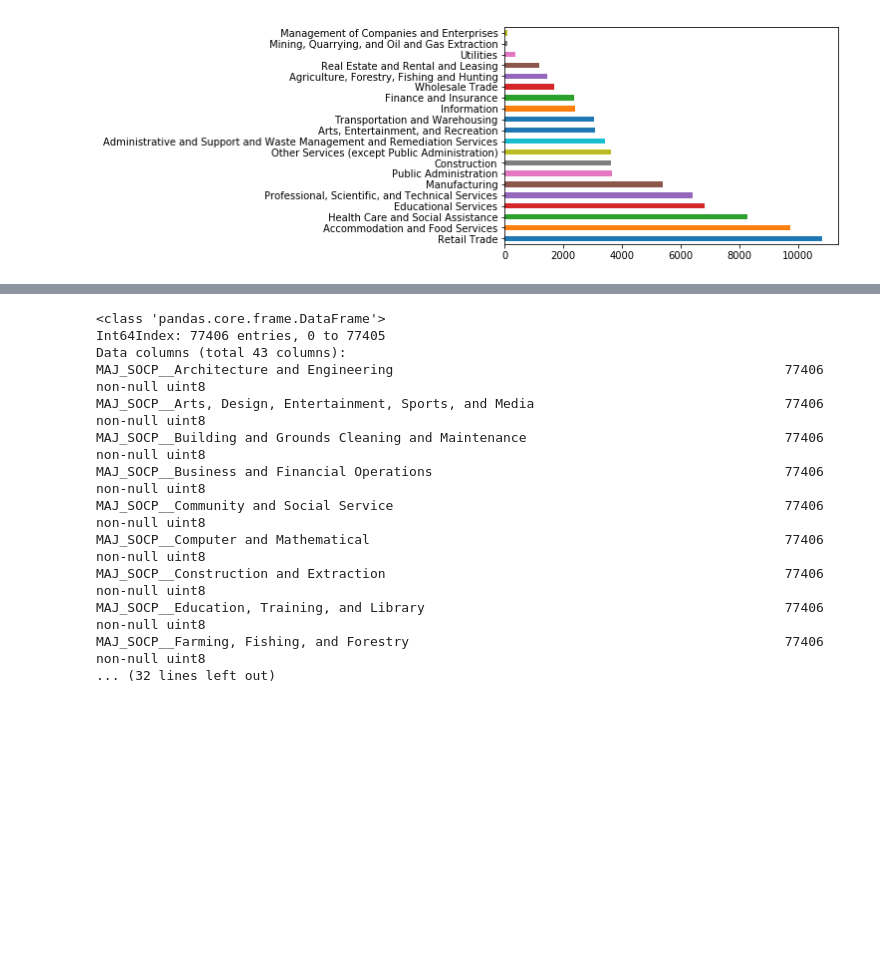
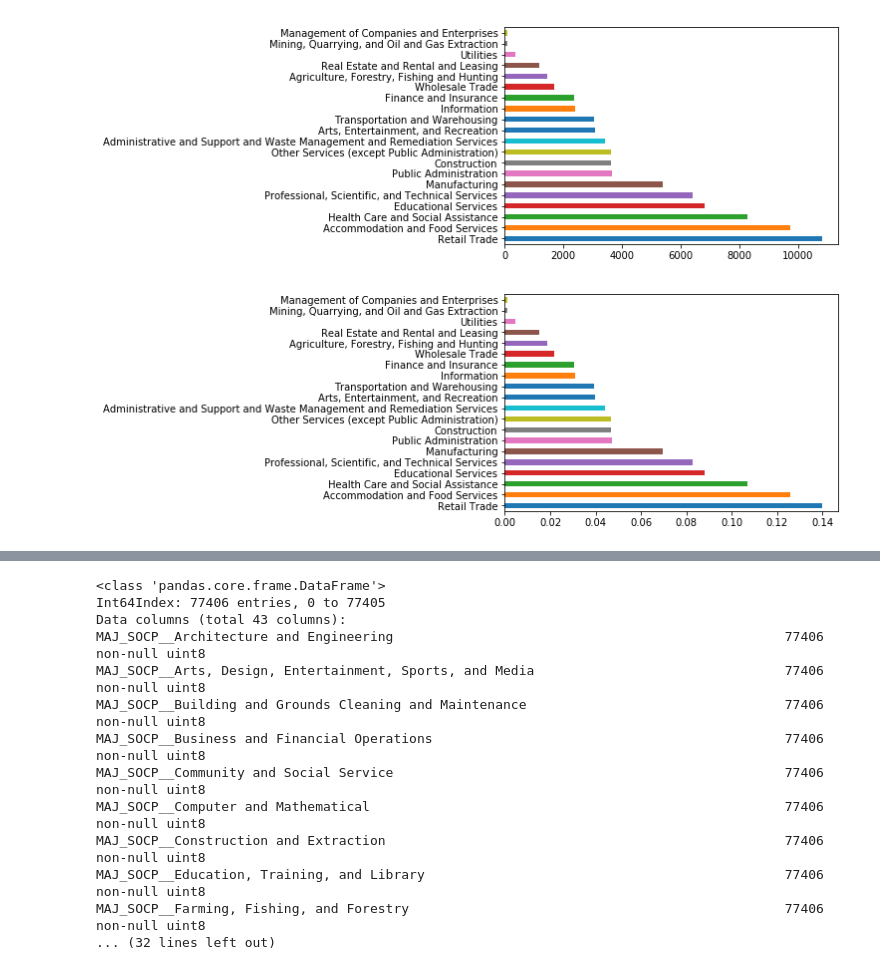
Before and after one commit to DMSaunders/Recommending-Paths-to-Occupations, a Jupyter notebook: notebooks/capstone_industry.ipynb, the cells around one changed output, grey strips where cells are left out. Cells and saved outputs as stored; diff of their text form; code cells hidden in the pictures; blank space fills up the shorter version.

```diff
--- a/notebooks/capstone_industry.ipynb
+++ b/notebooks/capstone_industry.ipynb
@@ -6,9 +6,15 @@ import matplotlib.pyplot as plt
 import sys
 from pandas.tools.plotting import scatter_matrix
 import scipy.stats as scs
+from sklearn.model_selection import train_test_split
 
 sys.path.append('../')
 import src.features.feature_cleaning as feature_cleaning
+
+colors = ['Macaroni and Cheese']
+sns.set_palette(sns.crayon_palette(colors))
+
+from statsmodels.stats.outliers_influence import variance_inflation_factor
 # %%
 df, fieldofdegree_df, SOCP_labels, schl_labels, major_major, NAICSP_labels_df, MAJ_NAICSP_labels = feature_cleaning.load_dfs()
 # %%
@@ -69,0 +74,4 @@ fig, ax = plt.subplots()
+# %%
+NAICSP_SOCP_df.MAJ_NAICSP_labels.value_counts(normalize=True).plot(kind='barh');
+# %% [output]
+[figure, added]
```
Also changed, not shown: parts of 13 cells of this notebook.
